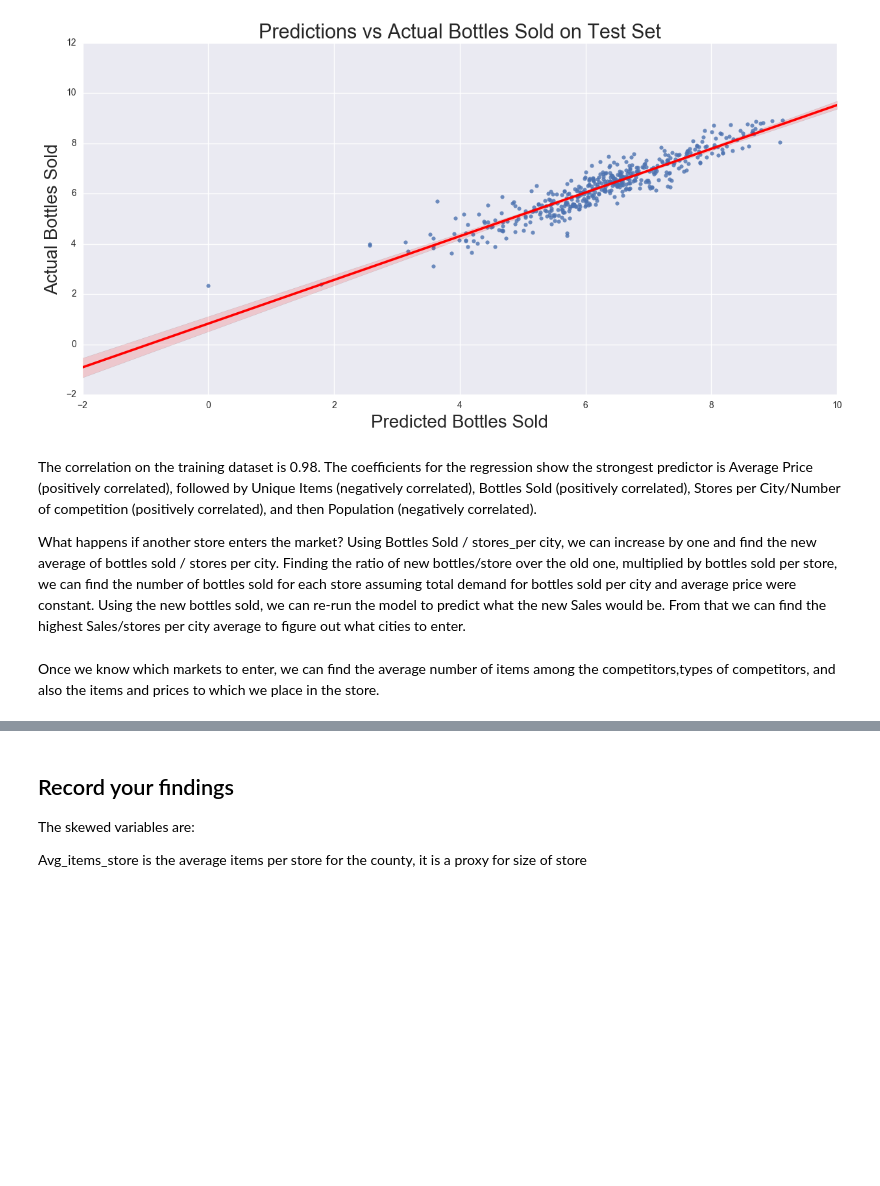
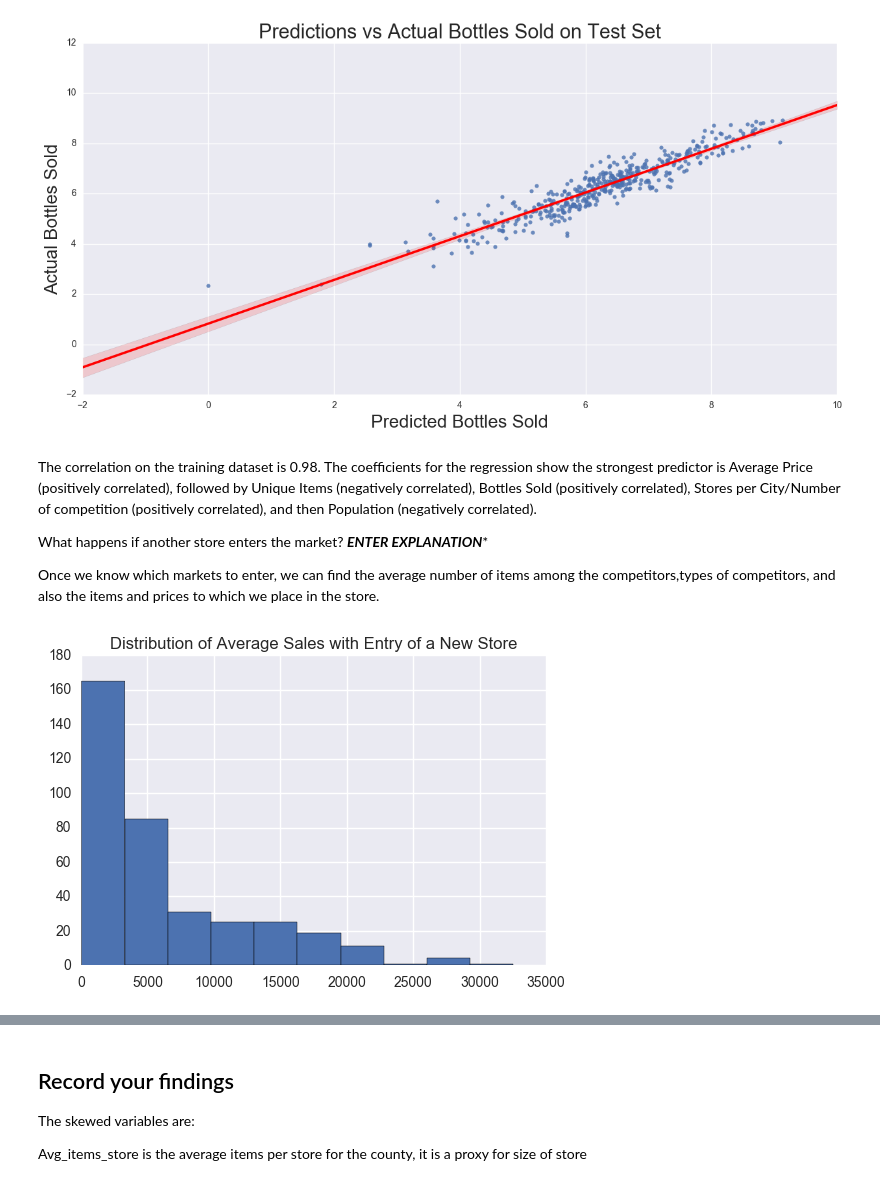
Before and after one commit to ashalan/project_3, a Jupyter notebook: starter-code/Project 3 Starter Code.ipynb, the cells around one changed output, grey strips where cells are left out. Drawn from its saved outputs; the diff is of its cells as text; code cells hidden in the pictures; blank space fills up the shorter version.

```diff
--- a/starter-code/Project 3 Starter Code.ipynb
+++ b/starter-code/Project 3 Starter Code.ipynb
@@ -385,9 +395,28 @@ MSE: 0.194364403407
 # %% [markdown]
 The correlation on the training dataset is 0.98. The coefficients for the regression show the strongest predictor is Average Price (positively correlated), followed by Unique Items (negatively correlated), Bottles Sold (positively correlated), Stores per City/Number of competition (positively correlated), and then Population (negatively correlated).
 
-What happens if another store enters the market? Using Bottles Sold / stores_per city, we can increase by one and find the new average of bottles sold / stores per city. Finding the ratio of new bottles/store over the old one, multiplied by bottles sold per store, we can find the number of bottles sold for each store assuming total demand for bottles sold per city and average price were constant. Using the new bottles sold, we can re-run the model to predict what the new Sales would be. From that we can find the highest Sales/stores per city average to figure out what cities to enter.
+What happens if another store enters the market? *****ENTER EXPLANATION******
+
+Once we know which markets to enter, we can find the average number of items among the competitors,types of competitors, and also the items and prices to which we place in the store.
-# %% [markdown]
-Once we know which markets to enter, we can find the average number of items among the competitors,types of competitors, and also the items and prices to which we place in the store.
+# %%
+city_sales = store_df.groupby('City')['Sale (Dollars)'].agg({len,sum})
+city_sales.reset_index(inplace = True)
+city_sales = city_sales.rename(columns = {'sum':'Total Sales (Dollars)','len':'Number of Stores'})
+city_sales['Number of Stores + 1'] = city_sales['Number of Stores'] + 1
+city_sales['AvgSales'] = city_sales['Total Sales (Dollars)'] / city_sales['Number of Stores']
+city_sales['AvgSales_w_entry'] = city_sales['Total Sales (Dollars)']/city_sales['Number of Stores + 1']
+city_sales['Delta Sales%'] = (city_sales['AvgSales_w_entry']-city_sales['AvgSales'])/city_sales['AvgSales']
+
+city_sales['AvgSales_w_entry'].hist()
+plt.title('Distribution of Average Sales with Entry of a New Store')
+top10_cities = city_sales.sort_values('AvgSales_w_entry',ascending = False).head(10)
+top10_cities = pd.merge(top10_cities,city_pop_2015)
+#merging with store types from the code in the cell below
+top10_cities = pd.merge(top10_cities,city_type_sales.iloc[:,:4])
+#bringing in average items per city
+top10_cities = pd.merge(top10_cities,city_avgitems)
+# %% [output]
+[figure, added]
 # %%
 #make all category names upper case
 #create category bins to be used for portfolio
```
Also changed, not shown: parts of 7 cells of this notebook.
